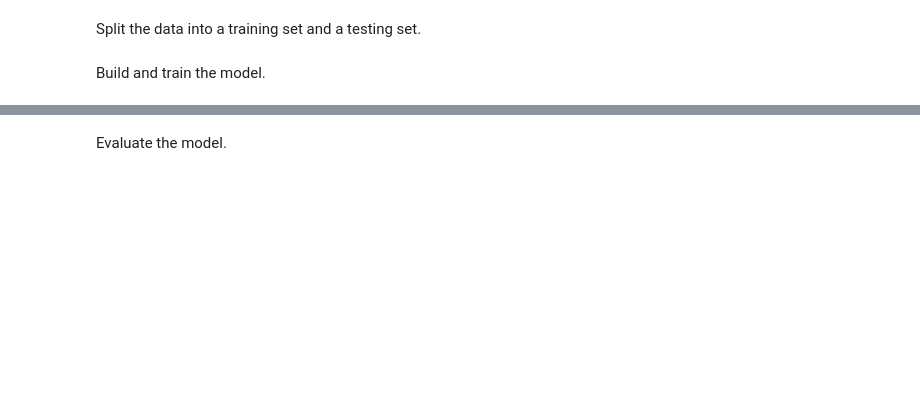
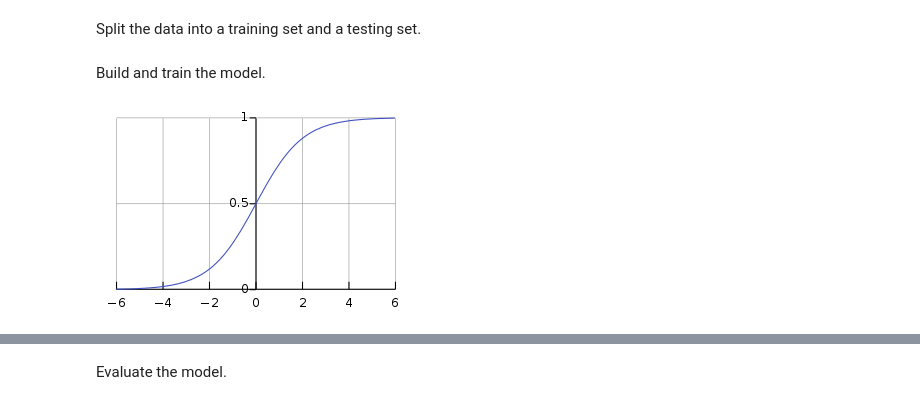
Before and after one commit to martinvanwieringen/Cancer_ML-Predict_if_tumor_needs_to_be_removed_or_not_97_accuracy, a Jupyter notebook: Cancer_ML(Prediction_using_pattern_analysis)_Predict_if_tumor_needs_to_be_removed_or_not_97_acuracy_AI_in_15.ipynb, the cells around one changed output, grey strips where cells are left out. Drawn from its saved outputs; the diff is of its cells as text; code cells hidden in the pictures; blank space fills up the shorter version.

Commit message:
Added image and tested it online

```diff
--- a/Cancer_ML(Prediction_using_pattern_analysis)_Predict_if_tumor_needs_to_be_removed_or_not_97_acuracy_AI_in_15.ipynb
+++ b/Cancer_ML(Prediction_using_pattern_analysis)_Predict_if_tumor_needs_to_be_removed_or_not_97_acuracy_AI_in_15.ipynb
@@ -28,4 +41,12 @@ Build and train the model.
 import tensorflow as tf
 
 model = tf.keras.models.Sequential()
+# %%
+# Image Copy below image from:
+# https://en.wikipedia.org/wiki/Sigmoid_function
+
+from IPython.display import Image
+Image(filename='320px-Logistic-curve.svg.png')
+# %% [output]
+[figure, added]
 # %%
```
Also changed, not shown: parts of 10 cells of this notebook, 2 other files.
